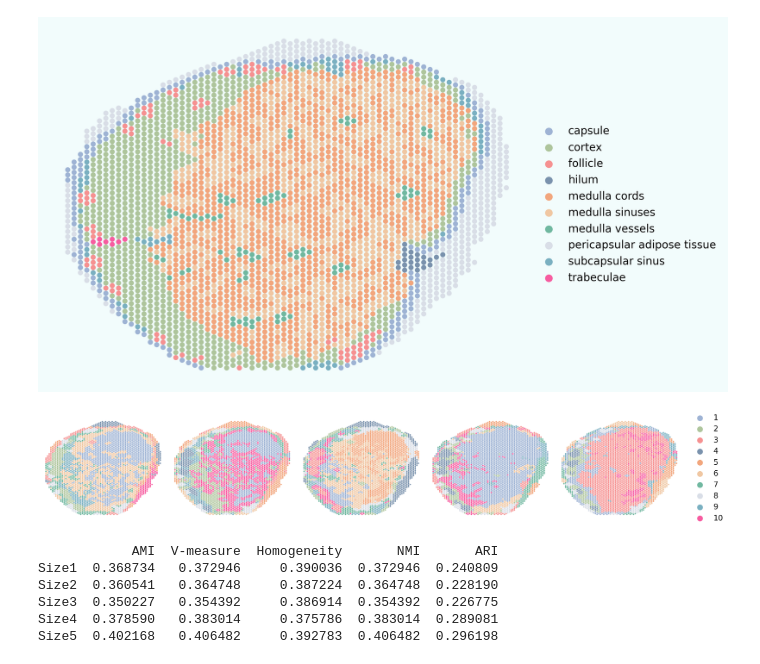
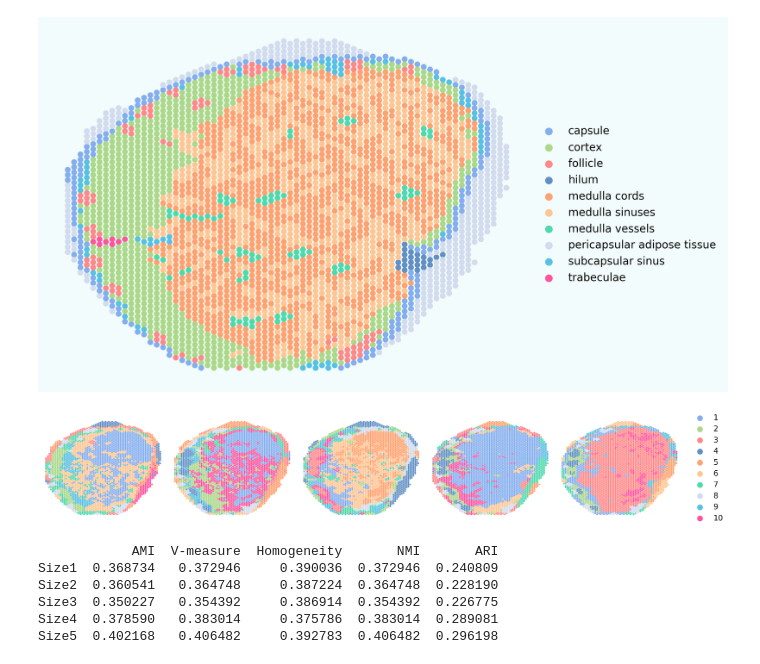
Before and after one commit to JeMing-creater/SP_drawing, a Jupyter notebook: 4-size/size.ipynb, the cells around one changed output. Saved outputs shown, nothing was run; the diff lists cells and outputs as text; code cells hidden in the pictures.

```diff
--- a/4-size/size.ipynb
+++ b/4-size/size.ipynb
@@ -296,16 +331,26 @@ structure_keys = [
 ]
 
 custom_palette_lymph_node = [
-    '#9EB3D4',  # capsule
-    '#aec59c',  # cortex
-    '#f69191',  # follicle
-    '#7A92AD',  # hilum
-    '#f2a67d',  # medulla cords
-    '#f0c7a2',  # medulla sinuses
-    '#70B8A0',  # medulla vessels
-    '#D9DEE7',  # pericapsular adipose tissue
-    '#7AB0C1',  # subcapsular sinus
-    '#F75CA0'   # trabeculae
+    # '#9EB3D4',  # capsule
+    # '#aec59c',  # cortex
+    # '#f69191',  # follicle
+    # '#7A92AD',  # hilum
+    # '#f2a67d',  # medulla cords
+    # '#f0c7a2',  # medulla sinuses
+    # '#70B8A0',  # medulla vessels
+    # '#D9DEE7',  # pericapsular adipose tissue
+    # '#7AB0C1',  # subcapsular sinus
+    # '#F75CA0'   # trabeculae
+    '#84aeee',  # capsule
+    '#acd889',  # cortex
+    '#ff8888',  # follicle（保持不变，已饱和）
+    '#6290c5',  # hilum
+    '#ffa270',  # medulla cords（保持不变）
+    '#ffc693',  # medulla sinuses（保持不变）
+    '#4edaac',  # medulla vessels
+    '#d2dcee',  # pericapsular adipose tissue
+    '#58c1e3',  # subcapsular sinus
+    '#ff549f'   # trabeculae（已饱和）
 ]
 
 # 键名与颜色映射
@@ -314,34 +359,34 @@ key_to_color = dict(zip(structure_keys, custom_palette_lymph_node))
 # 对每个嵌入进行 Mclust 聚类并可视化
 for i in range(5):
     emb_key = f'size{i+1}_emb'
     cluster_key = f'size{i+1}_mclust_10'  # 假设聚类的结果是 10 类
 
     # # 空间嵌入可视化
     # sc.pl.embedding(adata_vs, basis='spatial', color=cluster_key,
     #                 ax=ax_list[i], title=method_names[i], s=50, show=False)
     # 按排序值排序键
     method = all_methods_order[i]
     sorted_keys = sorted(method.items(), key=lambda x: x[1])
     sorted_colors = [key_to_color[key] for key, _ in sorted_keys]
 
     # 无标题、空间嵌入可视化
     sc.pl.embedding(adata, basis='spatial', color=cluster_key,
                     ax=ax_list[i], title='', frameon=False, s=s, show=False,
                     palette=sorted_colors)
 
     # 删除当前子图的图例（不在子图中显示）
     ax_list[i].get_legend().set_visible(False)
 
 # 合并图例并将其显示在最后一个子图的右侧
 handles, labels = ax_list[-1].get_legend_handles_labels()
 fig.legend(handles, labels, loc='center left', bbox_to_anchor=(1, 0.5), ncol=1, title='', frameon=False,
                    markerscale=3.0,  # 调整示例圆的大小
                    fontsize=25,)
 
 plt.tight_layout()
 plt.show()
 # %% [output]
-[figure, old version]
+[figure, new version]
 # %%
 ### 图3，柱状图，展示指标结果
 # %%
```
Also changed, not shown: parts of 6 cells of this notebook, 3 other files.
